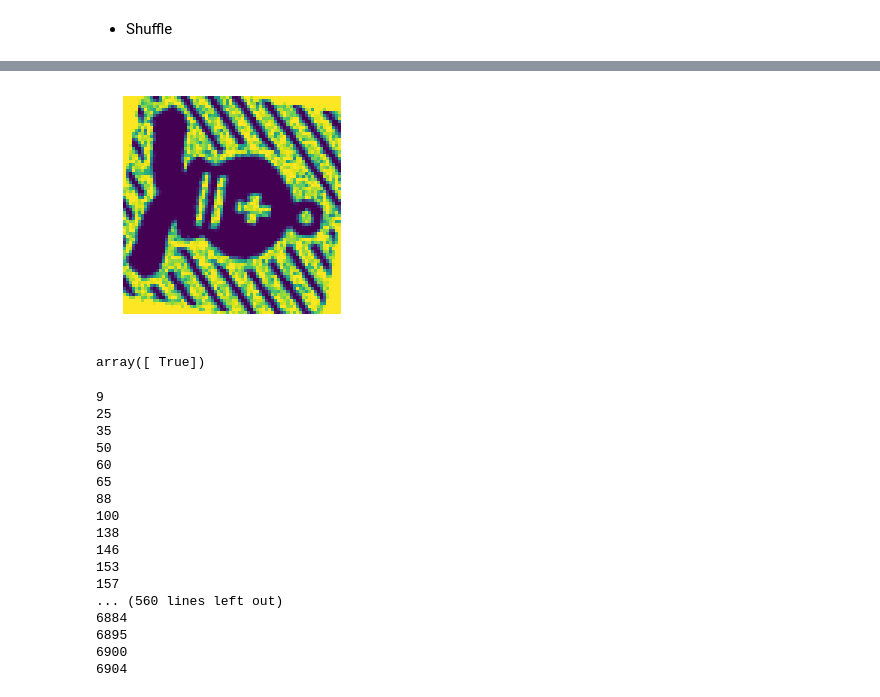
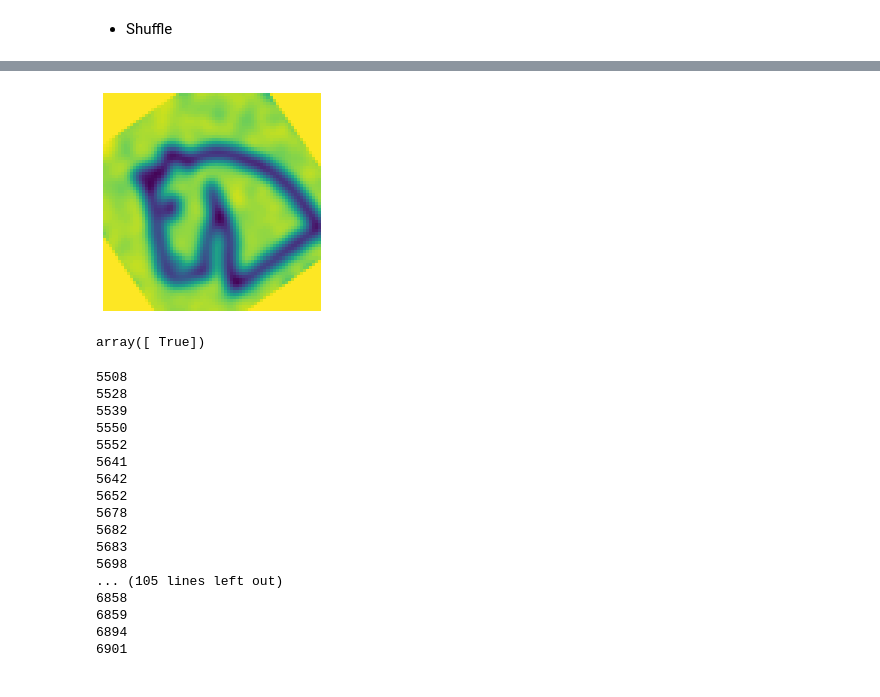
Before and after one commit to iachievedit/scikit-chess, a Jupyter notebook: binary_classifier.ipynb, the cells around one changed output, grey strips where cells are left out. Saved outputs shown, nothing was run; the diff lists cells and outputs as text; code cells hidden in the pictures.

Commit message:
Updated classifier

```diff
--- a/binary_classifier.ipynb
+++ b/binary_classifier.ipynb
@@ -33,13 +34,14 @@ X_train, X_test, y_train, y_test = X[:5500], X[5500:], y[:5500], y[5500:]
 # %%
 import numpy as np
 shuffle_index = np.random.permutation(5500)
+trainingPiece = 'WN'
 X_train, y_train = X_train[shuffle_index], y_train[shuffle_index]
-y_train_BB = (y_train == 'BB')
-y_test_BB  = (y_test  == 'BB')
+y_train_piece = (y_train == trainingPiece)
+y_test_piece  = (y_test  == trainingPiece)
 # %%
-# A binary classifier that returns true for black bishops
+# A binary classifier that returns true for the trainingPiece
 from sklearn.linear_model import SGDClassifier
 sgd_clf = SGDClassifier(random_state=42, max_iter=1000, tol=1e-3)
-sgd_clf.fit(X_train, y_train_BB)
+sgd_clf.fit(X_train, y_train_piece)
 # %% [output]
 SGDClassifier(alpha=0.0001, average=False, class_weight=None,
@@ -51,37 +53,38 @@ SGDClassifier(alpha=0.0001, average=False, class_weight=None,
 # %%
-some_piece = X[6904]
+some_piece = X[5683]
 some_piece_image = some_piece.reshape(72,72)
 
 plt.imshow(some_piece_image)
 plt.axis("off")
 plt.show()
 
-# Returns True if the image is a black bishop, false otherwise
+# Returns True if the image is thought to be the trainingPiece, false otherwise
 sgd_clf.predict([some_piece])
 # %% [output]
-[figure, old version]
+[figure, new version]
 array([ True])
 # %%
 i = 0
 for e in y:
-    if e == 'BB':
-        print(i)
+    if e == trainingPiece:
+        if i > 5500:
+          print(i)
     i += 1
 # %% [output]
-9
-25
-35
-50
-60
-65
-88
-100
-138
-146
-153
-157
-... (560 lines left out)
-6884
-6895
-6900
-6904
+5508
+5528
+5539
+5550
+5552
+5641
+5642
+5652
+5678
+5682
+5683
+5698
+... (105 lines left out)
+6858
+6859
+6894
+6901
```
Also changed, not shown: parts of 3 cells of this notebook, 1 other file.
